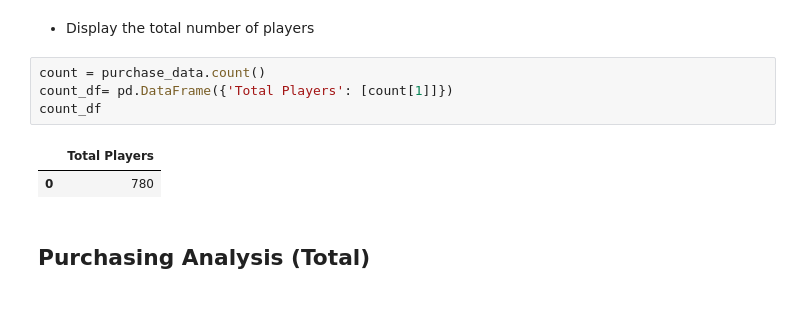
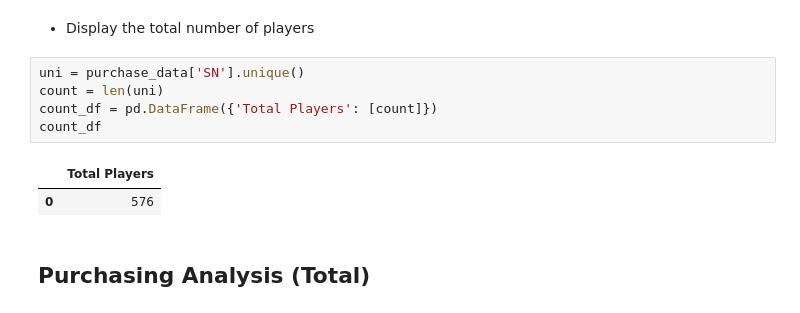
Before and after one commit to AGBarbour/Heroes-of-Pymoli, a Jupyter notebook: Heros/HeroesOfPymoli_starter.ipynb, the cells around one changed output. Cells and saved outputs as stored; diff of their text form.

```diff
--- a/Heros/HeroesOfPymoli_starter.ipynb
+++ b/Heros/HeroesOfPymoli_starter.ipynb
@@ -30,12 +30,13 @@ purchase_data.head()
 # %% [markdown]
 * Display the total number of players
 # %%
-count = purchase_data.count()
-count_df= pd.DataFrame({'Total Players': [count[1]]})
+uni = purchase_data['SN'].unique()
+count = len(uni)
+count_df = pd.DataFrame({'Total Players': [count]})
 count_df
 # %% [output]
 |  | Total Players |
-| 0 | 780 |
+| 0 | 576 |
 # %% [markdown]
 ## Purchasing Analysis (Total)
 # %% [markdown]
```
Also changed, not shown: parts of 4 cells of this notebook.
